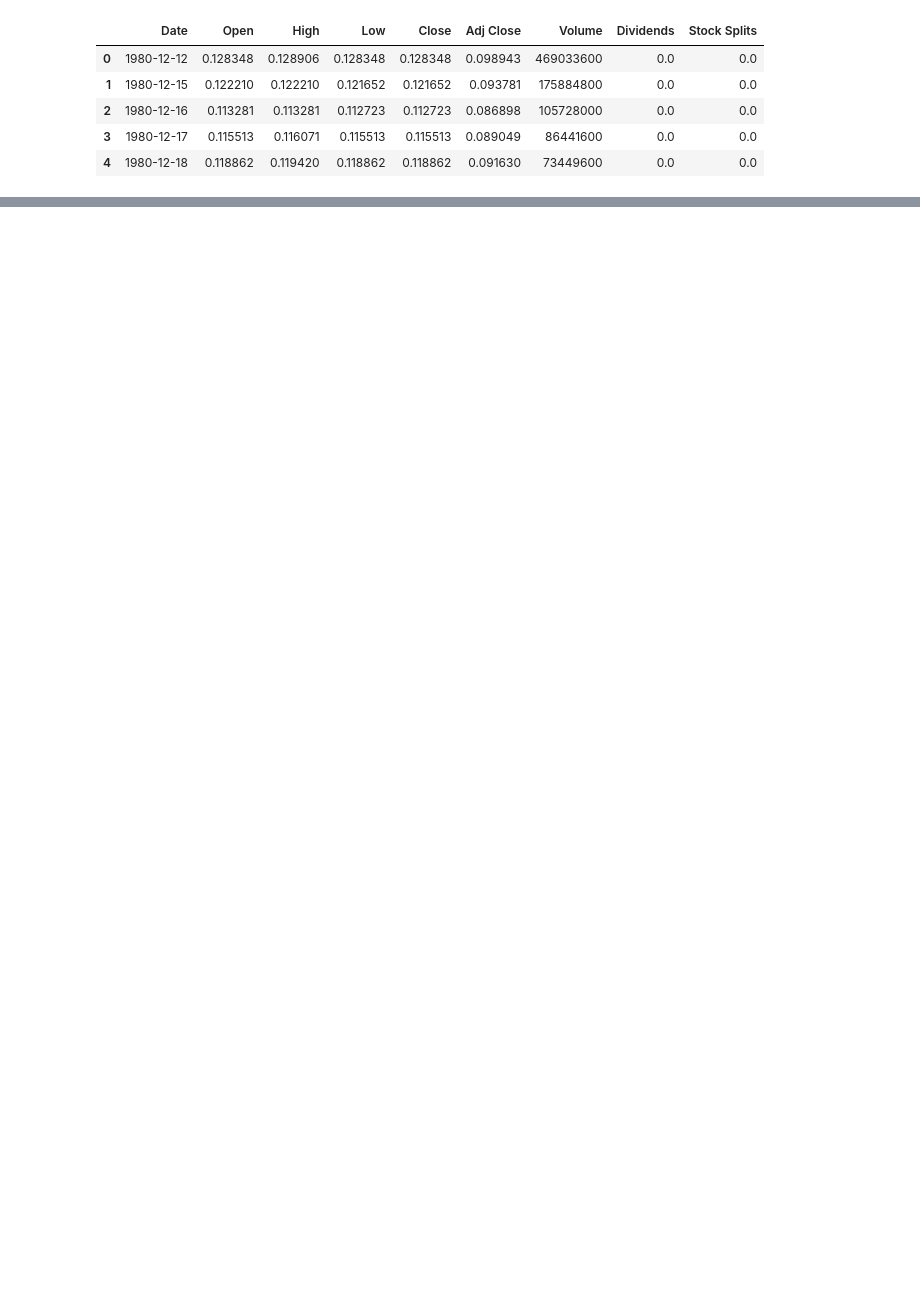
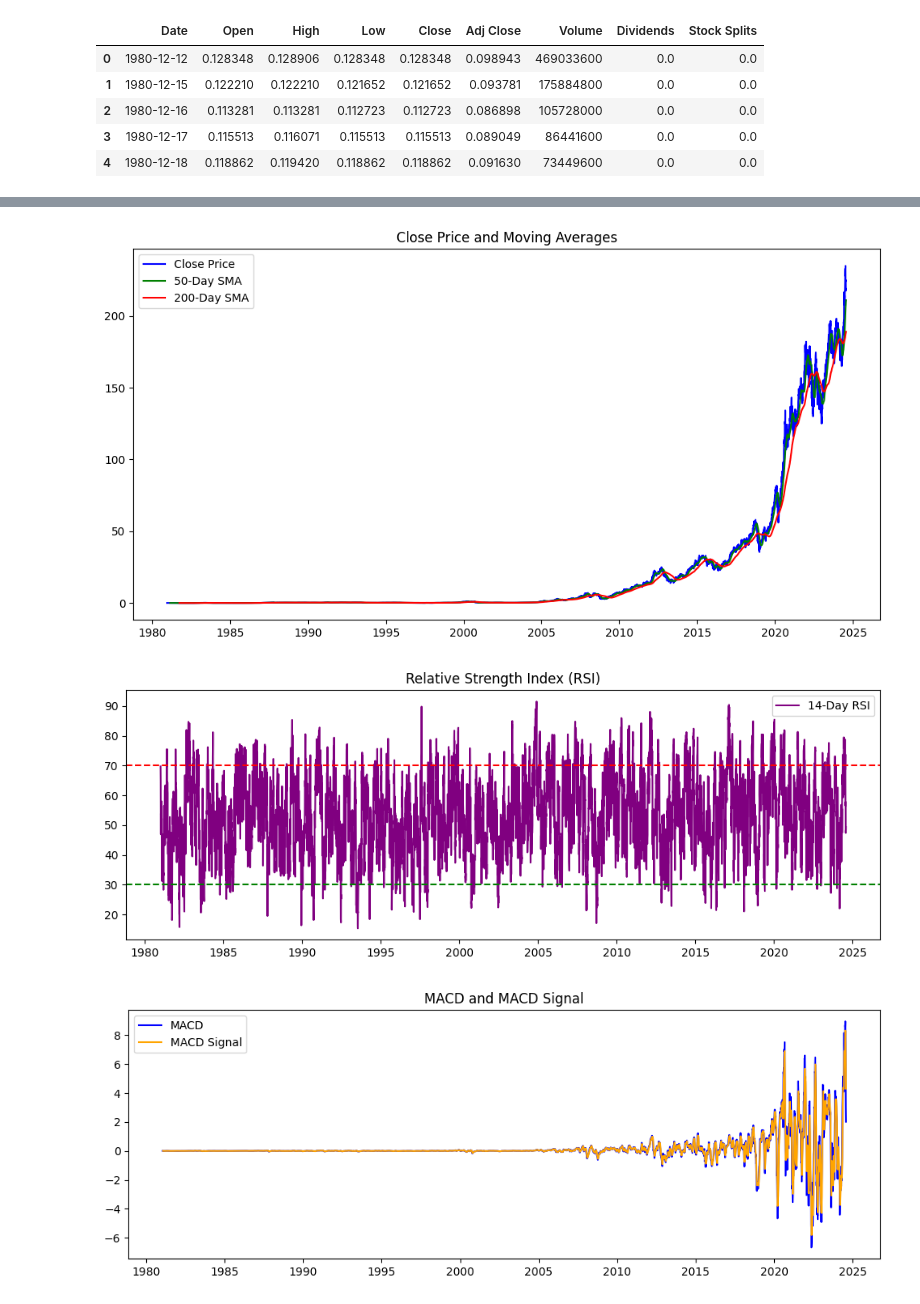
Before and after one commit to yonasKu/Kifiya-Ai-week1, a Jupyter notebook: notebooks/talib.ipynb, the cells around one changed output, grey strips where cells are left out. Saved outputs shown, nothing was run; the diff lists cells and outputs as text; code cells hidden in the pictures; blank space fills up the shorter version.

```diff
--- a/notebooks/talib.ipynb
+++ b/notebooks/talib.ipynb
@@ -84,0 +17,73 @@ plt.show()
+# %%
+import pandas as pd
+import matplotlib.pyplot as plt
+import ta  # technical analysis library
+
+# Load your stock price data
+file_path = '../data/AAPL_historical_data.csv'
+data = pd.read_csv(file_path)
+
+# Ensure necessary columns are present: Open, High, Low, Close, Volume
+print(data.head())
+
+# 1. Prepare and Clean the Data
+# Convert 'Date' column to datetime and sort by date if not already
+data['Date'] = pd.to_datetime(data['Date'])
+data = data.sort_values('Date').reset_index(drop=True)
+
+# Set 'Date' as the DataFrame index for easier plotting and analysis
+data.set_index('Date', inplace=True)
+
+# 2. Apply Technical Indicators with `ta`
+
+# Moving Averages
+data['SMA_50'] = ta.trend.sma_indicator(close=data['Close'], window=50)
+data['SMA_200'] = ta.trend.sma_indicator(close=data['Close'], window=200)
+
+# Relative Strength Index (RSI)
+data['RSI_14'] = ta.momentum.rsi(close=data['Close'], window=14)
+
+# MACD (Moving Average Convergence Divergence)
+macd = ta.trend.MACD(close=data['Close'])
+data['MACD'] = macd.macd()
+data['MACD_Signal'] = macd.macd_signal()
+
+# 3. Financial Metrics using pandas
+# Calculate stock returns
+data['Returns'] = data['Close'].pct_change()
+
+# 4. Visualize the Data
+
+# Plot the Close price and moving averages
+plt.figure(figsize=(12, 6))
+plt.plot(data['Close'], label='Close Price', color='blue')
+plt.plot(data['SMA_50'], label='50-Day SMA', color='green')
+plt.plot(data['SMA_200'], label='200-Day SMA', color='red')
+plt.title('Close Price and Moving Averages')
+plt.legend()
+plt.show()
+
+# Plot RSI
+plt.figure(figsize=(12, 4))
+plt.plot(data['RSI_14'], label='14-Day RSI', color='purple')
+plt.axhline(y=70, color='red', linestyle='--')  # Overbought level
+plt.axhline(y=30, color='green', linestyle='--')  # Oversold level
+plt.title('Relative Strength Index (RSI)')
+plt.legend()
+plt.show()
+
+# Plot MACD
+plt.figure(figsize=(12, 4))
+plt.plot(data['MACD'], label='MACD', color='blue')
+plt.plot(data['MACD_Signal'], label='MACD Signal', color='orange')
+plt.title('MACD and MACD Signal')
+plt.legend()
+plt.show()
+
+# Plot Returns
+plt.figure(figsize=(12, 4))
+plt.plot(data['Returns'], label='Returns', color='red')
+plt.title('Stock Returns')
+plt.legend()
+plt.show()
+# %% [output]
@@ -84,0 +103,3 @@ plt.show()
+[figure, added]
+[figure, added]
+[figure, added]
```
Also changed, not shown: parts of 10 cells of this notebook, 2 other files.
